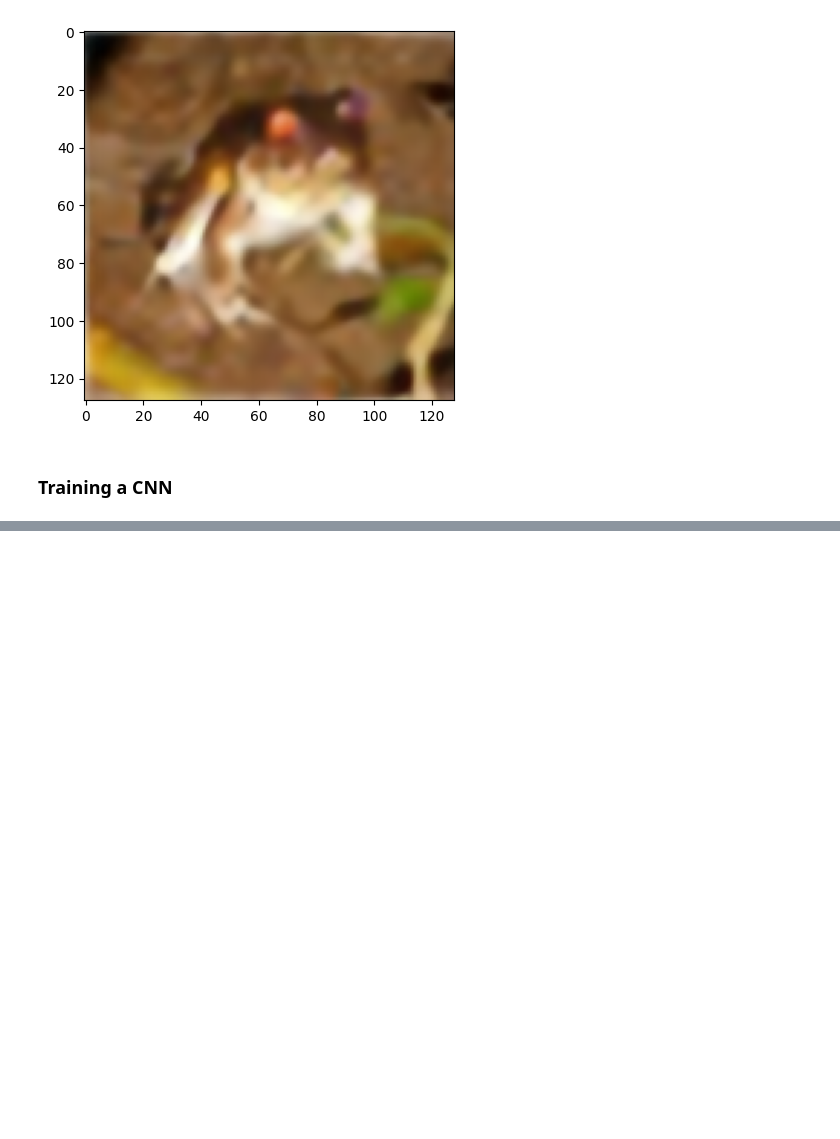
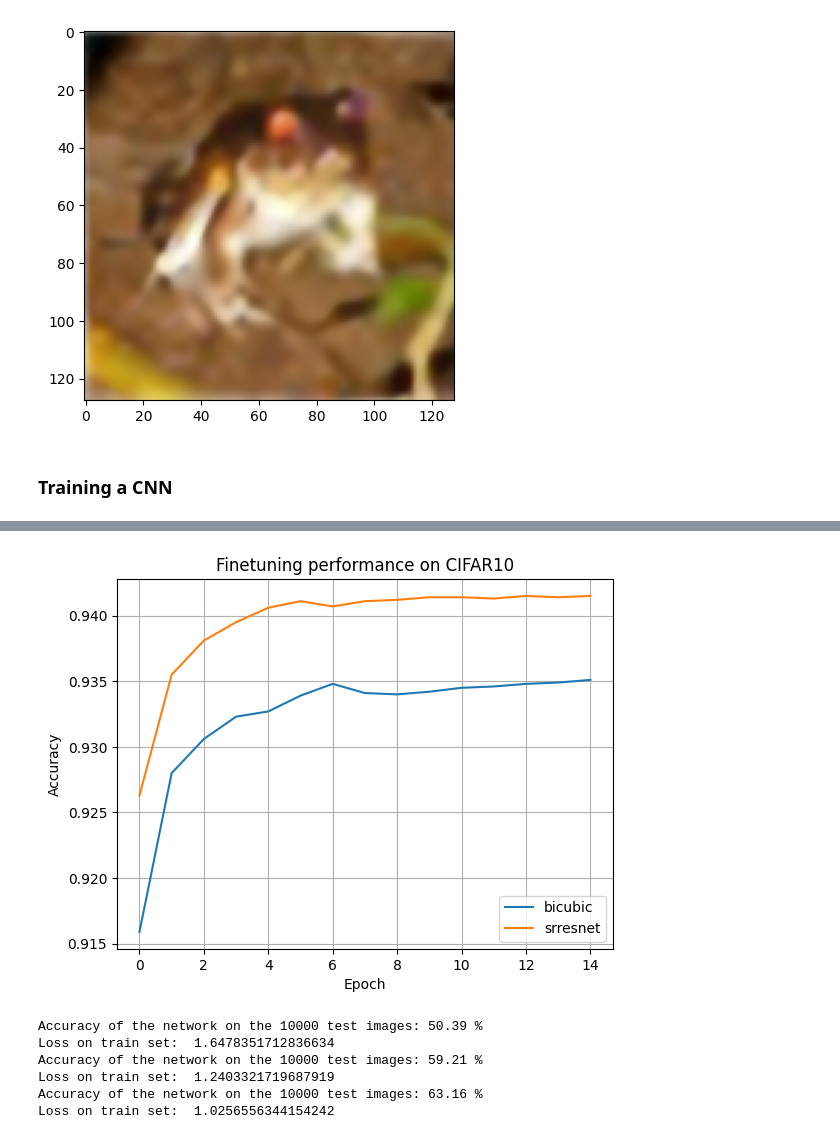
Before and after one commit to GauthamBellamkonda/Image-SuperResolution, a Jupyter notebook: Code/generateSR.ipynb, the cells around one changed output, grey strips where cells are left out. Cells and saved outputs as stored; diff of their text form; code cells hidden in the pictures; blank space fills up the shorter version.

```diff
--- a/Code/generateSR.ipynb
+++ b/Code/generateSR.ipynb
@@ -142,4 +142,6 @@ def train(model, trainloader, testloader, epochs=10):
     return accuracy
 # %%
 model = create_model(True, 10)
-train(model, bc_trainloader, bc_testloader, epochs=15)
+bc_acc = train(model, bc_trainloader, bc_testloader, epochs=15)
+
+torch.save(model.state_dict(), 'model/model_bc_finetune15_cifar10.pth')
@@ -146,3 +166,5 @@ train(model, bc_trainloader, bc_testloader, epochs=15)
 # %%
 model = create_model(True, 10)
-train(model, sr_trainloader, sr_testloader, epochs=15)
+sr_acc = train(model, sr_trainloader, sr_testloader, epochs=15)
+
+torch.save(model.state_dict(), 'model/model_sr_finetune15_cifar10.pth')
@@ -149,5 +189,25 @@ train(model, sr_trainloader, sr_testloader, epochs=15)
+# %%
+plt.plot(bc_acc, label='bicubic')
+plt.plot(sr_acc, label='srresnet')
+plt.xlabel('Epoch')
+plt.ylabel('Accuracy')
+plt.title('Finetuning performance on CIFAR10')
+plt.legend()
+plt.grid()
+plt.show()
+# %% [output]
+[figure, added]
 # %%
 model = create_model(False, 10)
-train(model, bc_trainloader, bc_testloader, epochs=100)
+bc_acc = train(model, bc_trainloader, bc_testloader, epochs=100)
+
+torch.save(model.state_dict(), 'model/model_bc_scratch100_cifar10.pth')
+# %% [output]
+Accuracy of the network on the 10000 test images: 50.39 %
+Loss on train set:  1.6478351712836634
+Accuracy of the network on the 10000 test images: 59.21 %
+Loss on train set:  1.2403321719687919
+Accuracy of the network on the 10000 test images: 63.16 %
+Loss on train set:  1.0256556344154242
 # %%
 model = create_model(False, 10)
```
Also changed, not shown: parts of 5 cells of this notebook, 5 other files.
